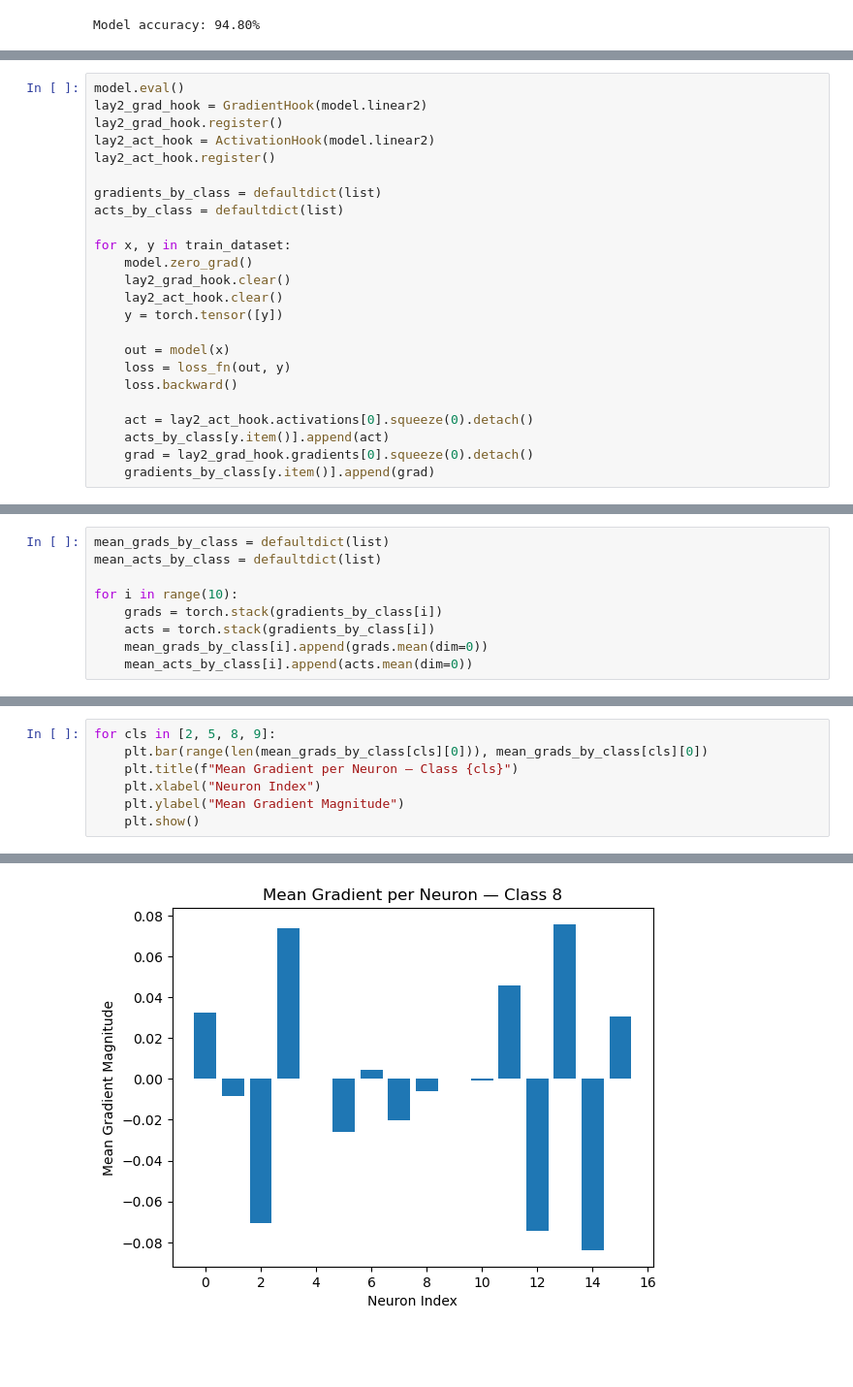
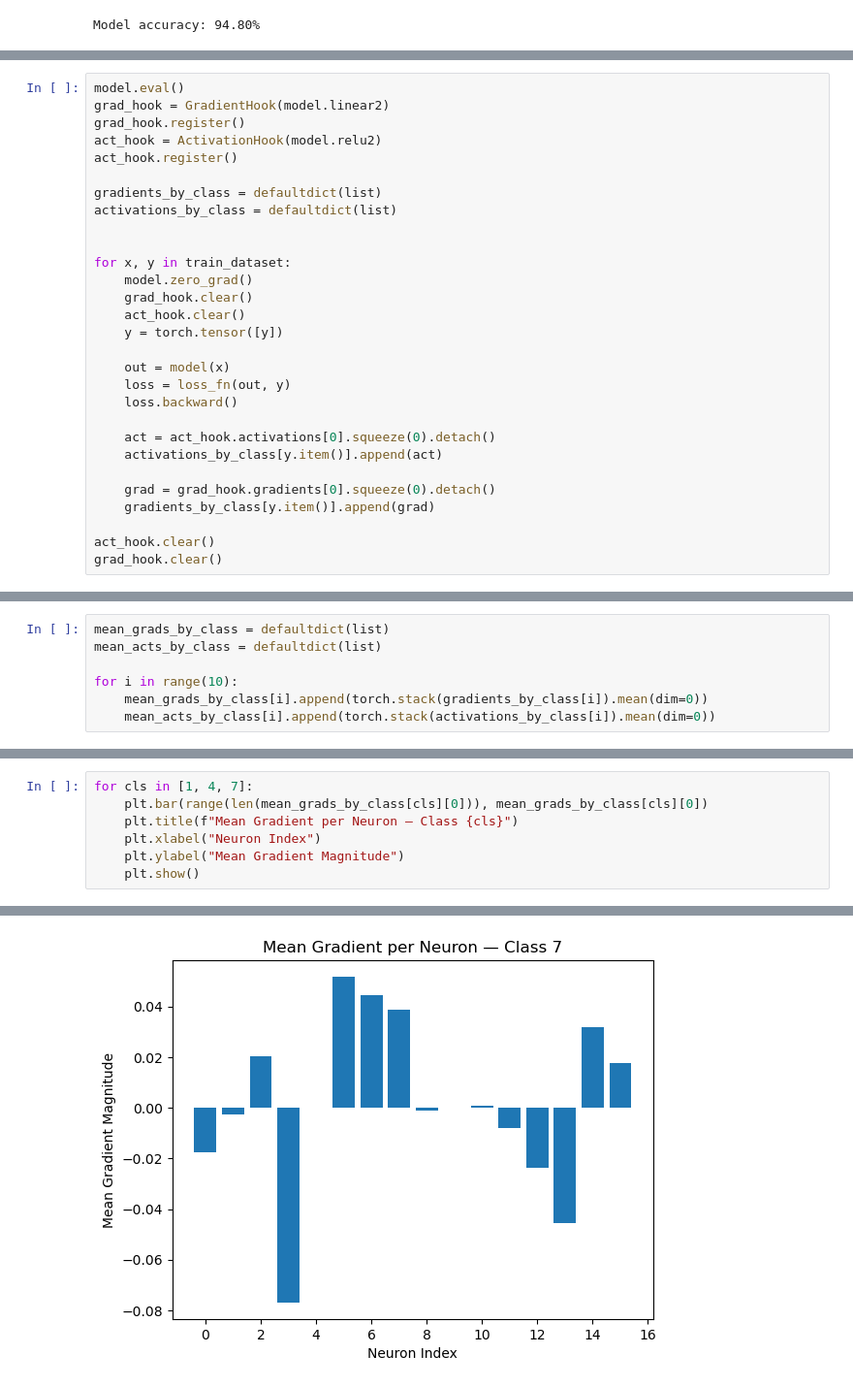
Before and after one commit to eriktholmes/interpreting_mnist, a Jupyter notebook: MLP/02_MLP_for_Interpretability_non_normalized_part_2.ipynb, the cells around one changed output, grey strips where cells are left out. Shown: that part at 97% size. Drawn from its saved outputs; the diff is of its cells as text; blank space fills up the shorter version.

```diff
--- a/MLP/02_MLP_for_Interpretability_non_normalized_part_2.ipynb
+++ b/MLP/02_MLP_for_Interpretability_non_normalized_part_2.ipynb
@@ -242,24 +240,29 @@ Model accuracy: 94.80%
 # %%
 model.eval()
-lay2_grad_hook = GradientHook(model.linear2)
-lay2_grad_hook.register()
-lay2_act_hook = ActivationHook(model.linear2)
-lay2_act_hook.register()
+grad_hook = GradientHook(model.linear2)
+grad_hook.register()
+act_hook = ActivationHook(model.relu2)
+act_hook.register()
 
 gradients_by_class = defaultdict(list)
-acts_by_class = defaultdict(list)
+activations_by_class = defaultdict(list)
+
 
 for x, y in train_dataset:
     model.zero_grad()
-    lay2_grad_hook.clear()
-    lay2_act_hook.clear()
+    grad_hook.clear()
+    act_hook.clear()
     y = torch.tensor([y])
 
     out = model(x)
     loss = loss_fn(out, y)
     loss.backward()
 
-    act = lay2_act_hook.activations[0].squeeze(0).detach()
-    acts_by_class[y.item()].append(act)
-    grad = lay2_grad_hook.gradients[0].squeeze(0).detach()
+    act = act_hook.activations[0].squeeze(0).detach()
+    activations_by_class[y.item()].append(act)
+
+    grad = grad_hook.gradients[0].squeeze(0).detach()
     gradients_by_class[y.item()].append(grad)
+
+act_hook.clear()
+grad_hook.clear()
@@ -274,9 +271,7 @@ mean_grads_by_class = defaultdict(list)
 mean_acts_by_class = defaultdict(list)
 
 for i in range(10):
-    grads = torch.stack(gradients_by_class[i])
-    acts = torch.stack(gradients_by_class[i])
-    mean_grads_by_class[i].append(grads.mean(dim=0))
-    mean_acts_by_class[i].append(acts.mean(dim=0))
+    mean_grads_by_class[i].append(torch.stack(gradients_by_class[i]).mean(dim=0))
+    mean_acts_by_class[i].append(torch.stack(activations_by_class[i]).mean(dim=0))
 # %%
 for i in range(10):
@@ -308,5 +304,5 @@ Based on the above, we conjecture that the fifth neuron layer 2 has the highest
 # %%
-for cls in [2, 5, 8, 9]:
+for cls in [1, 4, 7]:
     plt.bar(range(len(mean_grads_by_class[cls][0])), mean_grads_by_class[cls][0])
     plt.title(f"Mean Gradient per Neuron — Class {cls}")
     plt.xlabel("Neuron Index")
@@ -318 +314 @@ for cls in [2, 5, 8, 9]:
-[figure, old version]
+[figure, new version]
```
Also changed, not shown: parts of 38 cells of this notebook.
